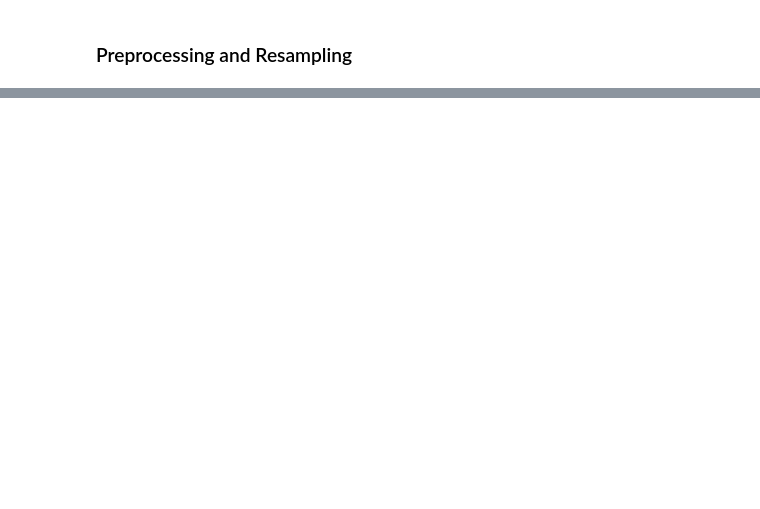
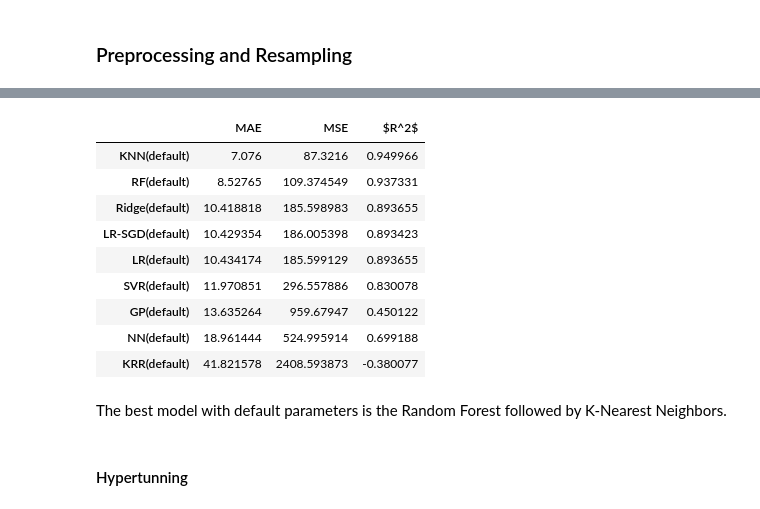
Before and after one commit to monadplus/TOML, a Jupyter notebook: project2/part2.ipynb, the cells around one changed output, grey strips where cells are left out. Cells and saved outputs as stored; diff of their text form; code cells hidden in the pictures; blank space fills up the shorter version.

```diff
--- a/project2/part2.ipynb
+++ b/project2/part2.ipynb
@@ -275,0 +283,5 @@ def preprocessing(X, y):
+# %%
+def preprocessing(X, y):
+    scaler = RobustScaler()
+    X = scaler.fit_transform(X)
+    return X, y
@@ -275,0 +322,3 @@ def preprocessing(X, y):
+# %%
+metrics = ['MAE', 'MSE', '$R^2$']
+results = pd.DataFrame(columns=metrics)
@@ -275,0 +384,21 @@ def preprocessing(X, y):
+# %%
+for name, model in models.items():
+    model.fit(X_train, y_train)
+    evaluate(name, model, print_results=False)
+
+plot_results()
+# %% [output]
+|  | MAE | MSE | $R^2$ |
+| KNN(default) | 7.076 | 87.3216 | 0.949966 |
+| RF(default) | 8.52765 | 109.374549 | 0.937331 |
+| Ridge(default) | 10.418818 | 185.598983 | 0.893655 |
+| LR-SGD(default) | 10.429354 | 186.005398 | 0.893423 |
+| LR(default) | 10.434174 | 185.599129 | 0.893655 |
+| SVR(default) | 11.970851 | 296.557886 | 0.830078 |
+| GP(default) | 13.635264 | 959.67947 | 0.450122 |
+| NN(default) | 18.961444 | 524.995914 | 0.699188 |
+| KRR(default) | 41.821578 | 2408.593873 | -0.380077 |
+# %% [markdown]
+The best model with default parameters is the Random Forest followed by K-Nearest Neighbors.
+# %% [markdown]
+#### Hypertunning
```
Also changed, not shown: parts of 39 cells of this notebook, 1 other file.
